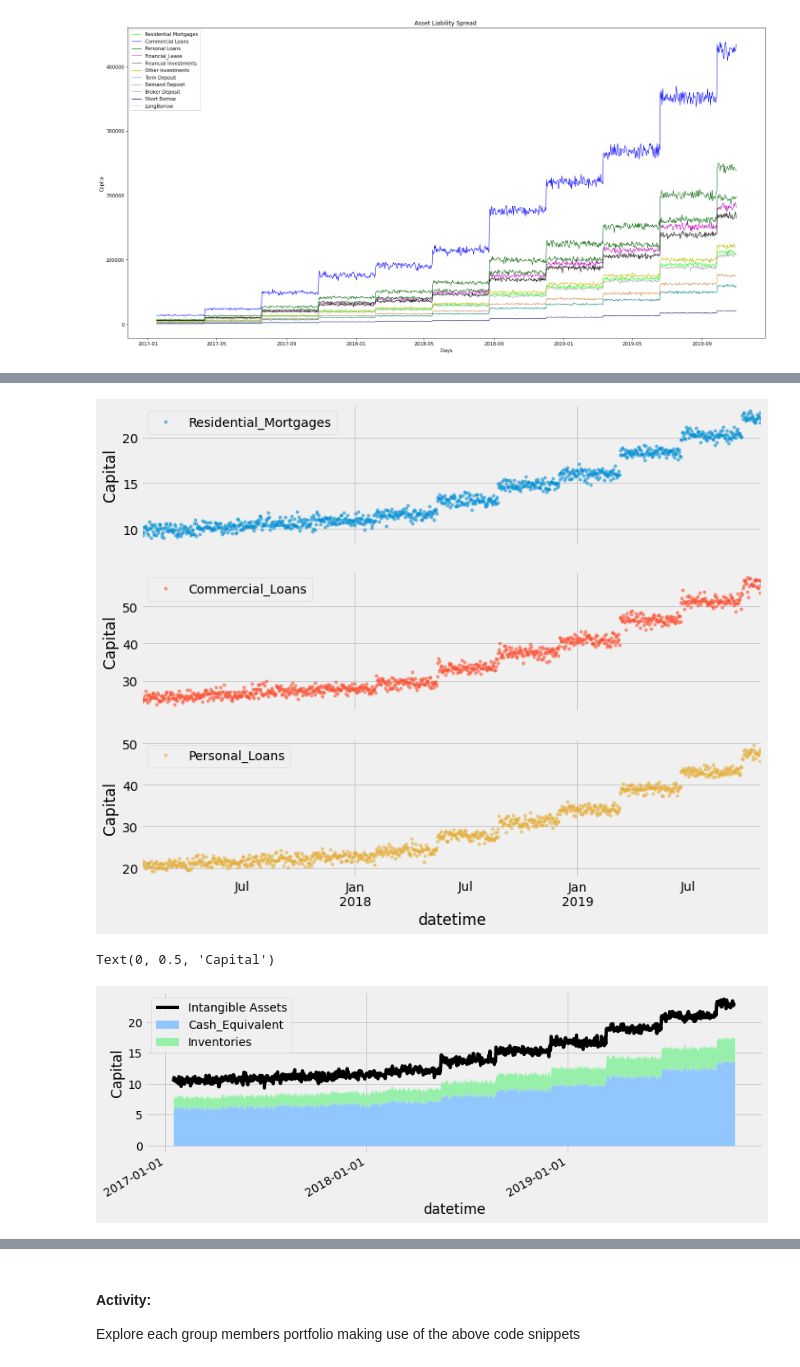
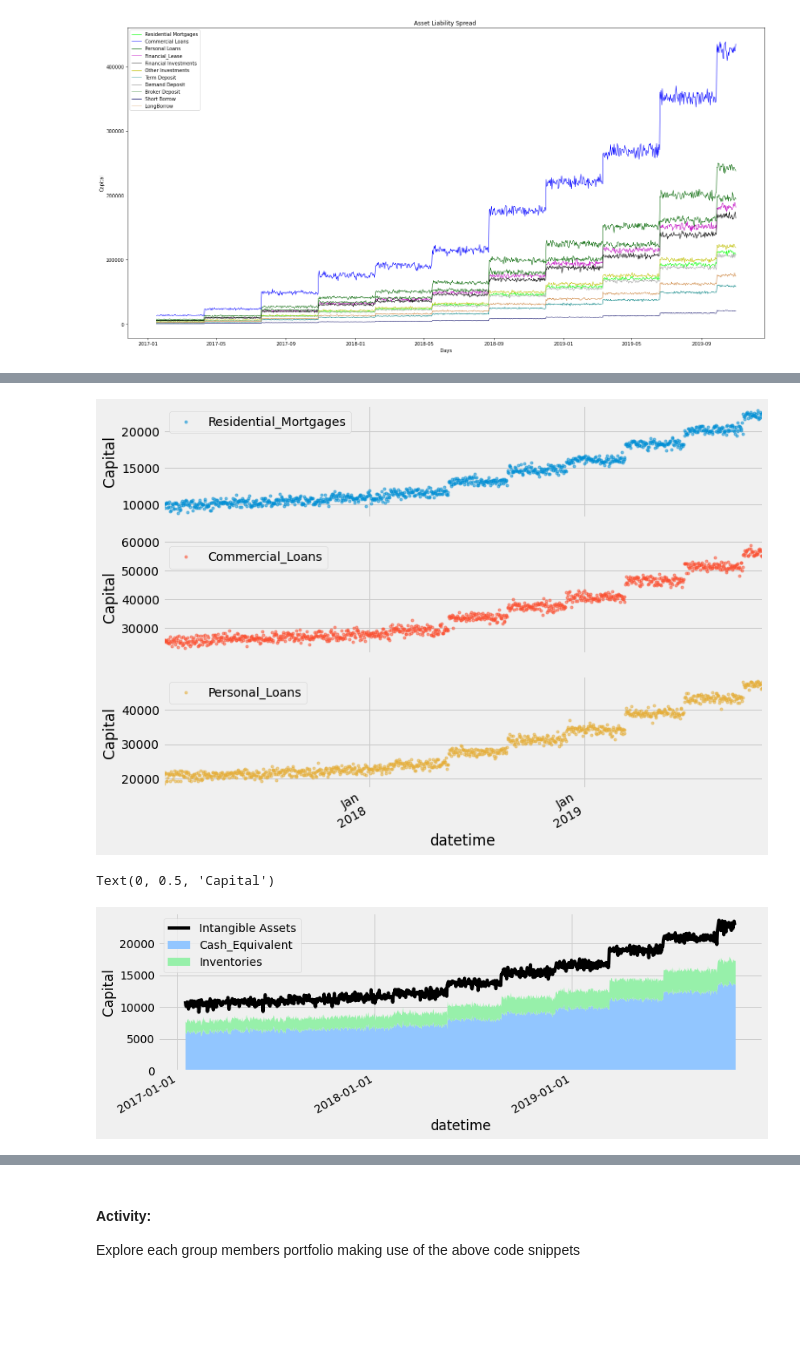
Before and after one commit to Alaa-alsulaiman/week_4, a Jupyter notebook: Stress_Testing_student_facing.ipynb, the cells around one changed output, grey strips where cells are left out. Cells and saved outputs as stored; diff of their text form; code cells hidden in the pictures; blank space fills up the shorter version.

```diff
--- a/Stress_Testing_student_facing.ipynb
+++ b/Stress_Testing_student_facing.ipynb
@@ -667,14 +660,8 @@ def create_forcasts(assets, name, stress) :
 
 #Place each group members name in <NAME>, and each pick different starting balance <BAL> and equity risk factor <RISK>
 
-# <name>_df = create_forcasts(#<BAL>, <NAME>, <RISK> )
-# <name>_df = create_forcasts(#<BAL>, <NAME>, <RISK> )
-# <name>_df = create_forcasts(#<BAL>, <NAME>, <RISK> )
-# <name>_df = create_forcasts(#<BAL>, <NAME>, <RISK> )
-# <name>_df = create_forcasts(#<BAL>, <NAME>, <RISK> )
-# <name>_df = create_forcasts(#<BAL>, <NAME>, <RISK> )
 
-
-adam_df = create_forcasts(200000, "Adam", 0.1 )
-xiao_df = create_forcasts(90000000, "Xiaomei", 0.12 )
-jon_df = create_forcasts(100000, "Jon", 0.1 )
+alaa_df = create_forcasts(300000, "Alaa", 0.09 )
+sha_df = create_forcasts(100000000, "Shahad", 0.05 )
+asma_df = create_forcasts(500000, "Asma", 0.01 )
+maryam_df = create_forcasts(700000, "Maryam", 0.01 )
@@ -777,17 +764,17 @@ def asset_portfolio_s(assets, name, term):
 # %%
 #Data Visualization of Features with Largest Values
 plt.style.use('fivethirtyeight')
 cols_plot = ['Residential_Mortgages', 'Commercial_Loans', 'Personal_Loans']
-axes = jon_df[cols_plot].plot(marker='.', alpha=0.5, linestyle='None', figsize=(11, 9), subplots=True)
+axes = sha_df[cols_plot].plot(marker='.', alpha=0.5, linestyle='None', figsize=(11, 9), subplots=True)
 for ax in axes:
     ax.set_ylabel('Capital')
     ax.xaxis.set_minor_locator( mdates.MonthLocator())
 # %% [output]
-[figure, old version]
+[figure, new version]
 # %%
 #Data Visualization of Features with Smallest Values
 
-df_ = jon_df
+df_ = sha_df
 plt.style.use('seaborn-pastel')
 fig, ax = plt.subplots(figsize = (12,4))
 ax.plot(df_['Intangible_Assets'], color='black', label='Intangible Assets')
@@ -798,7 +785,7 @@ ax.set_ylabel('Days')
 ax.set_ylabel('Capital')
 # %% [output]
 Text(0, 0.5, 'Capital')
-[figure, old version]
+[figure, new version]
 # %%
 #Data Exploration of a Feature Grouped by Month
 as_por['datetime']= pd.to_datetime(as_por['date'])
```
Also changed, not shown: parts of 18 cells of this notebook.
